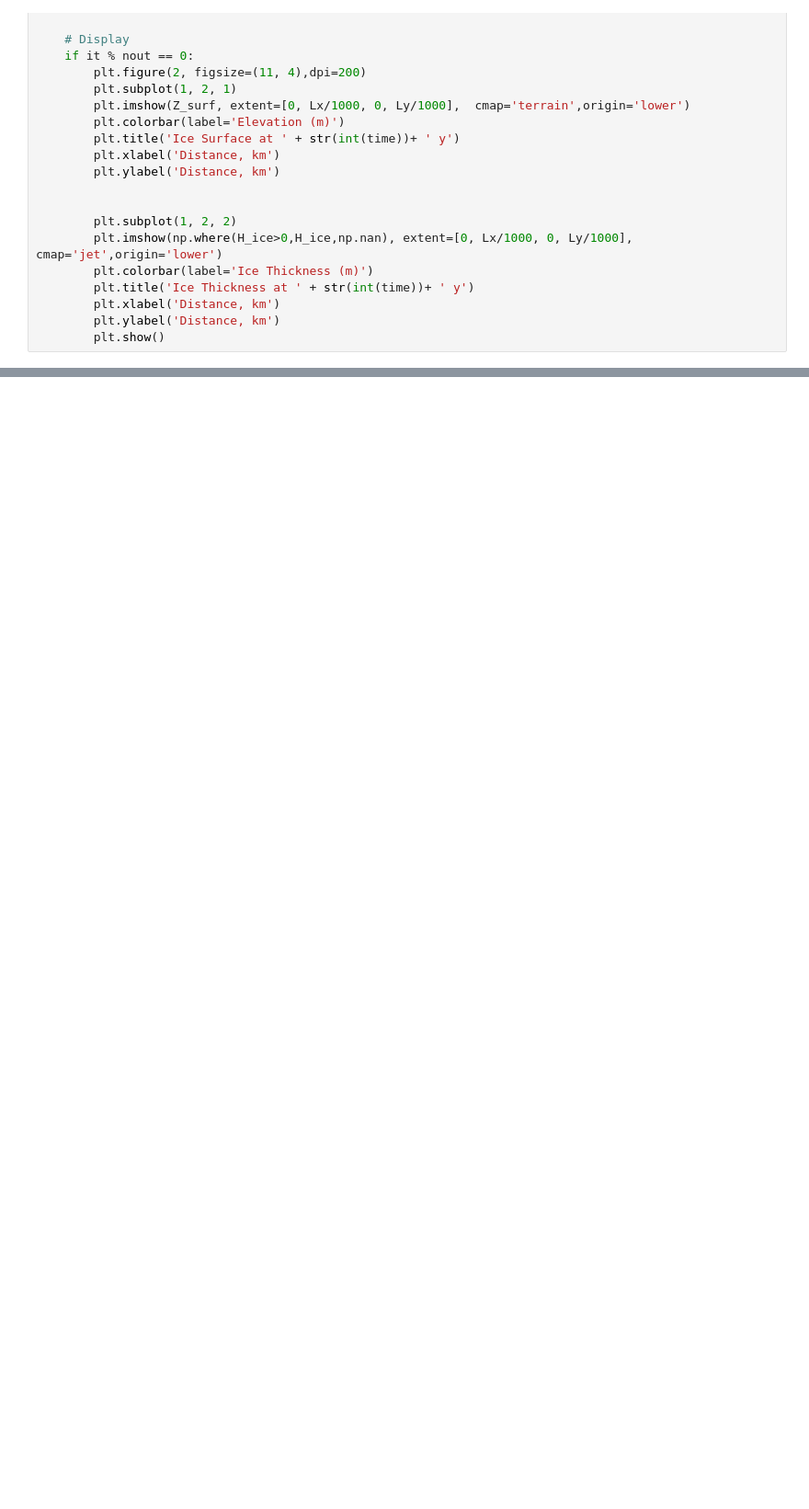
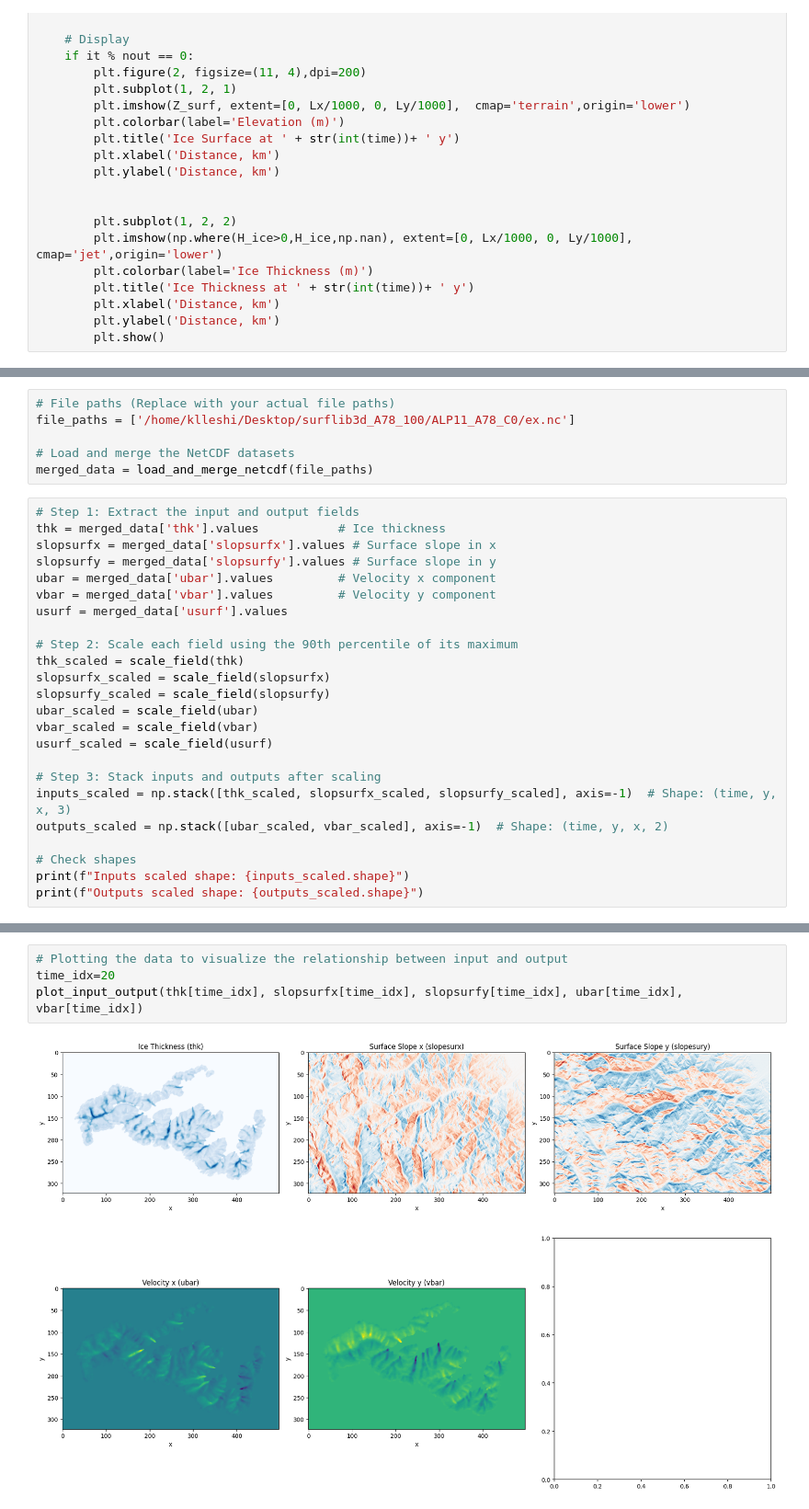
Before and after one commit to tbeucler/2024_MLEES_Ebook, a Jupyter notebook: Kejdi/10_Hybrd_Models.ipynb, the cells around one changed output, grey strips where cells are left out. Shown at 92% size. Drawn from its saved outputs; the diff is of its cells as text; blank space fills up the shorter version.

Commit message:
Feelds need to be scaled

```diff
--- a/Kejdi/10_Hybrd_Models.ipynb
+++ b/Kejdi/10_Hybrd_Models.ipynb
@@ -251,0 +335,30 @@ where $N_x, N_y$ are the dimensions in x and y axis.
+# %%
+# File paths (Replace with your actual file paths)
+file_paths = ['/home/klleshi/Desktop/surflib3d_A78_100/ALP11_A78_C0/ex.nc']
+
+# Load and merge the NetCDF datasets
+merged_data = load_and_merge_netcdf(file_paths)
+# %%
+# Step 1: Extract the input and output fields
+thk = merged_data['thk'].values           # Ice thickness
+slopsurfx = merged_data['slopsurfx'].values # Surface slope in x
+slopsurfy = merged_data['slopsurfy'].values # Surface slope in y
+ubar = merged_data['ubar'].values         # Velocity x component
+vbar = merged_data['vbar'].values         # Velocity y component
+usurf = merged_data['usurf'].values
+
+# Step 2: Scale each field using the 90th percentile of its maximum
+thk_scaled = scale_field(thk)
+slopsurfx_scaled = scale_field(slopsurfx)
+slopsurfy_scaled = scale_field(slopsurfy)
+ubar_scaled = scale_field(ubar)
+vbar_scaled = scale_field(vbar)
+usurf_scaled = scale_field(usurf)
+
+# Step 3: Stack inputs and outputs after scaling
+inputs_scaled = np.stack([thk_scaled, slopsurfx_scaled, slopsurfy_scaled], axis=-1)  # Shape: (time, y, x, 3)
+outputs_scaled = np.stack([ubar_scaled, vbar_scaled], axis=-1)  # Shape: (time, y, x, 2)
+
+# Check shapes
+print(f"Inputs scaled shape: {inputs_scaled.shape}")
+print(f"Outputs scaled shape: {outputs_scaled.shape}")
@@ -251,0 +372,6 @@ where $N_x, N_y$ are the dimensions in x and y axis.
+# %%
+# Plotting the data to visualize the relationship between input and output
+time_idx=20
+plot_input_output(thk[time_idx], slopsurfx[time_idx], slopsurfy[time_idx], ubar[time_idx], vbar[time_idx])
+# %% [output]
+[figure, added]
```
Also changed, not shown: parts of 23 cells of this notebook, 6 other files.
